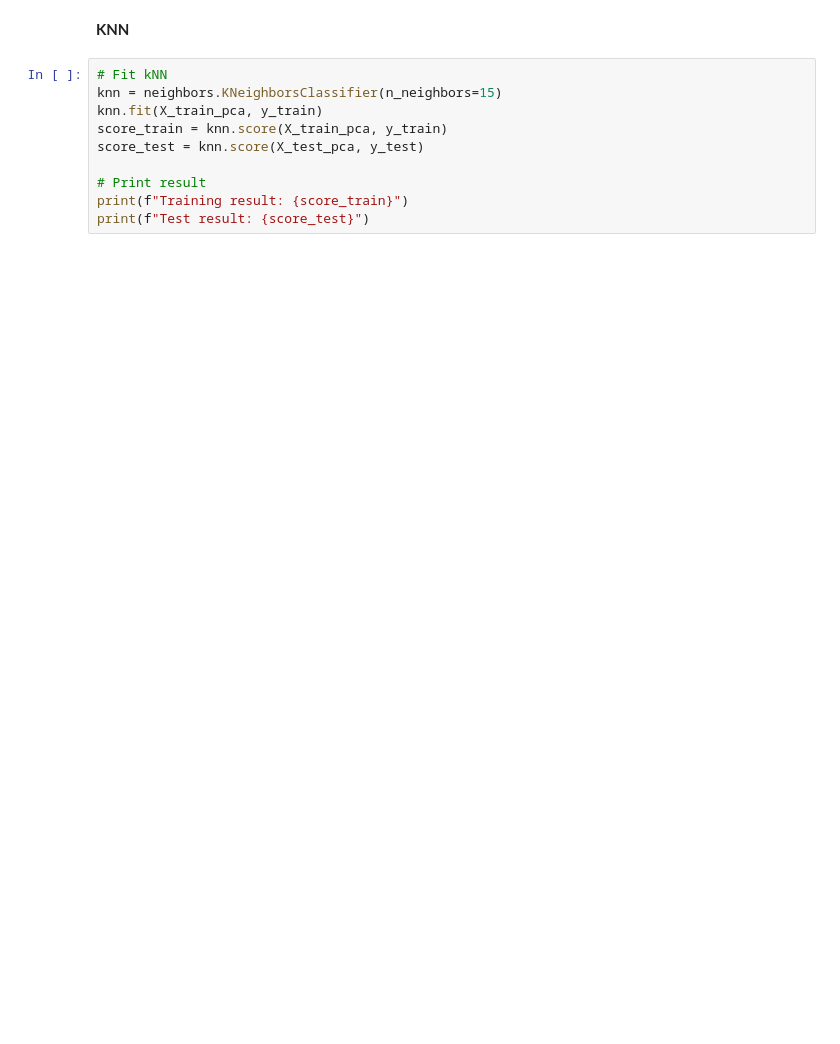
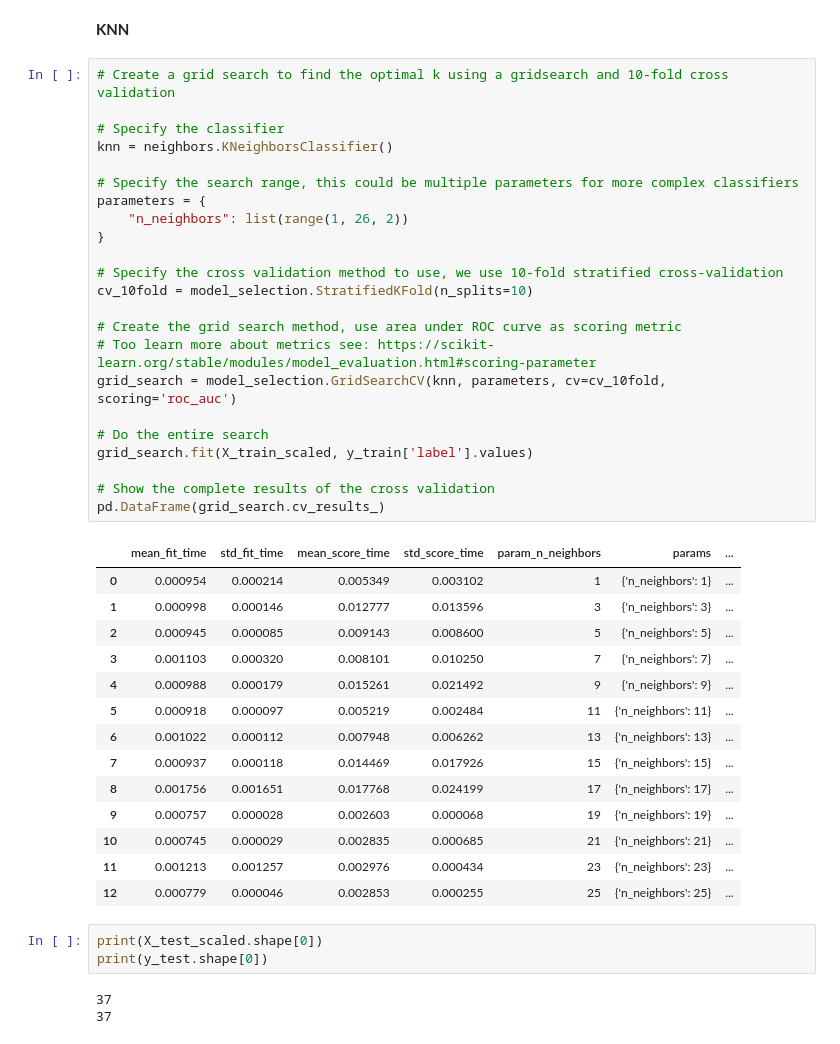
Before and after one commit to folkertj00/liver_learning, a Jupyter notebook: assignment.ipynb, the cells around one changed output. Drawn from its saved outputs; the diff is of its cells as text; blank space fills up the shorter version.

```diff
--- a/assignment.ipynb
+++ b/assignment.ipynb
@@ -294,12 +294,46 @@ for clf in clsfs:
 # %% [markdown]
 **KNN**
-# %%
-# Fit kNN
-knn = neighbors.KNeighborsClassifier(n_neighbors=15)
-knn.fit(X_train_pca, y_train)
-score_train = knn.score(X_train_pca, y_train)
-score_test = knn.score(X_test_pca, y_test)
-
-# Print result
-print(f"Training result: {score_train}")
-print(f"Test result: {score_test}")
+# %%
+# Create a grid search to find the optimal k using a gridsearch and 10-fold cross validation
+
+# Specify the classifier
+knn = neighbors.KNeighborsClassifier()
+
+# Specify the search range, this could be multiple parameters for more complex classifiers
+parameters = {
+    "n_neighbors": list(range(1, 26, 2))
+}
+
+# Specify the cross validation method to use, we use 10-fold stratified cross-validation
+cv_10fold = model_selection.StratifiedKFold(n_splits=10)
+
+# Create the grid search method, use area under ROC curve as scoring metric
+# Too learn more about metrics see: https://scikit-learn.org/stable/modules/model_evaluation.html#scoring-parameter
+grid_search = model_selection.GridSearchCV(knn, parameters, cv=cv_10fold, scoring='roc_auc')
+
+# Do the entire search
+grid_search.fit(X_train_scaled, y_train['label'].values)
+
+# Show the complete results of the cross validation
+pd.DataFrame(grid_search.cv_results_)
+# %% [output]
+|  | mean_fit_time | std_fit_time | mean_score_time | std_score_time | param_n_neighbors | params | ... |
+| 0 | 0.000954 | 0.000214 | 0.005349 | 0.003102 | 1 | {'n_neighbors': 1} | ... |
+| 1 | 0.000998 | 0.000146 | 0.012777 | 0.013596 | 3 | {'n_neighbors': 3} | ... |
+| 2 | 0.000945 | 0.000085 | 0.009143 | 0.008600 | 5 | {'n_neighbors': 5} | ... |
+| 3 | 0.001103 | 0.000320 | 0.008101 | 0.010250 | 7 | {'n_neighbors': 7} | ... |
+| 4 | 0.000988 | 0.000179 | 0.015261 | 0.021492 | 9 | {'n_neighbors': 9} | ... |
+| 5 | 0.000918 | 0.000097 | 0.005219 | 0.002484 | 11 | {'n_neighbors': 11} | ... |
+| 6 | 0.001022 | 0.000112 | 0.007948 | 0.006262 | 13 | {'n_neighbors': 13} | ... |
+| 7 | 0.000937 | 0.000118 | 0.014469 | 0.017926 | 15 | {'n_neighbors': 15} | ... |
+| 8 | 0.001756 | 0.001651 | 0.017768 | 0.024199 | 17 | {'n_neighbors': 17} | ... |
+| 9 | 0.000757 | 0.000028 | 0.002603 | 0.000068 | 19 | {'n_neighbors': 19} | ... |
+| 10 | 0.000745 | 0.000029 | 0.002835 | 0.000685 | 21 | {'n_neighbors': 21} | ... |
+| 11 | 0.001213 | 0.001257 | 0.002976 | 0.000434 | 23 | {'n_neighbors': 23} | ... |
+| 12 | 0.000779 | 0.000046 | 0.002853 | 0.000255 | 25 | {'n_neighbors': 25} | ... |
+# %%
+print(X_test_scaled.shape[0])
+print(y_test.shape[0])
+# %% [output]
+37
+37
```
Also changed, not shown: parts of 2 cells of this notebook.
